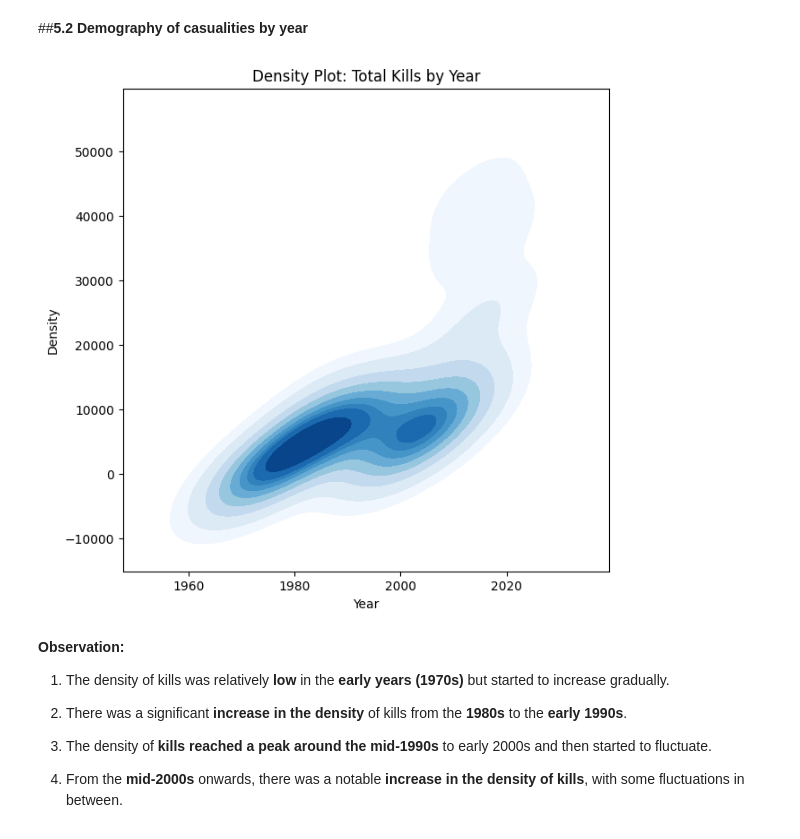
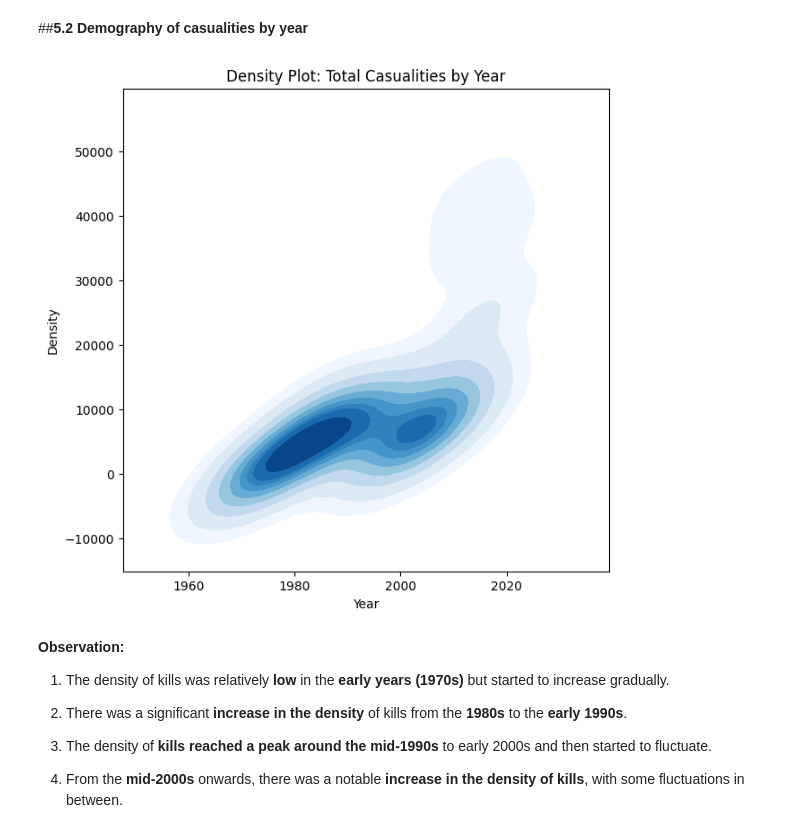
Before and after one commit to dacenish/EDA-Global-terrorism, a Jupyter notebook: Capstone_Project_Global_terrorism_EDA_by_Danish_Zia.ipynb, the cells around one changed output. Cells and saved outputs as stored; diff of their text form; code cells hidden in the pictures.

```diff
--- a/Capstone_Project_Global_terrorism_EDA_by_Danish_Zia.ipynb
+++ b/Capstone_Project_Global_terrorism_EDA_by_Danish_Zia.ipynb
@@ -366,24 +369,24 @@ Text(0.5, 0, 'Percentage Of kills')
 # %% [markdown]
 ##**5.2 Demography of casualities by year**
 # %%
-
+# Prepare DF
 year_kills = gt_df.groupby('Year')['Kills'].sum()
 year_kills = year_kills.drop('Unknown', errors = 'ignore')
 
 # Plot the KDE plot
 plt.figure(figsize=(7, 7))
 sns.kdeplot(data=year_kills, x=year_kills.index, y=year_kills.values, fill=True, cmap='Blues')
 
 # Set labels and title
 plt.xlabel('Year')
 plt.ylabel('Density')
-plt.title('Density Plot: Total Kills by Year')
+plt.title('Density Plot: Total Casualities by Year')
 
 
 # Show the plot
 plt.show()
 # %% [output]
-[figure, old version]
+[figure, new version]
 # %% [markdown]
 **Observation:**
 
```
Also changed, not shown: parts of 2 cells of this notebook.
